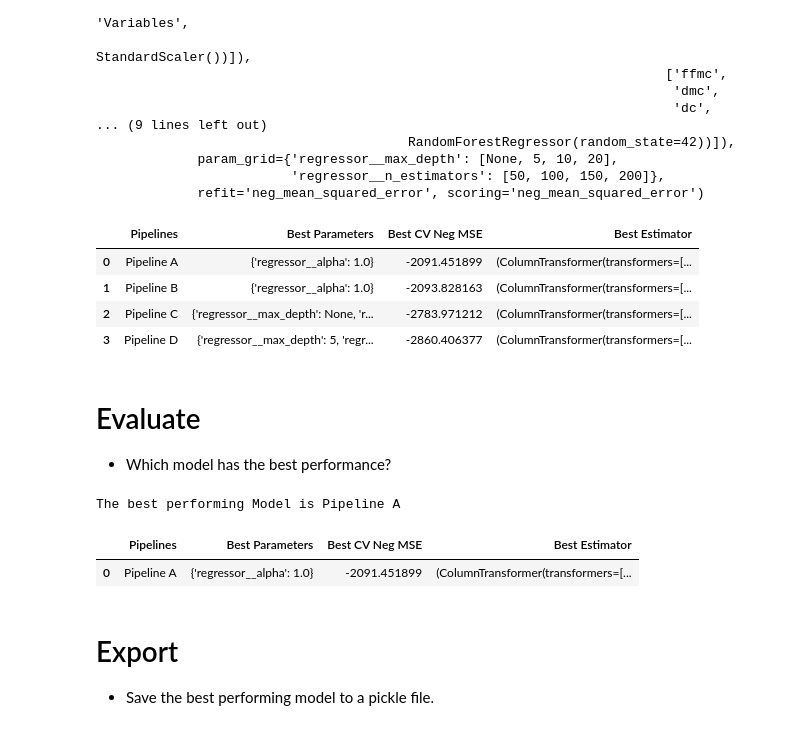
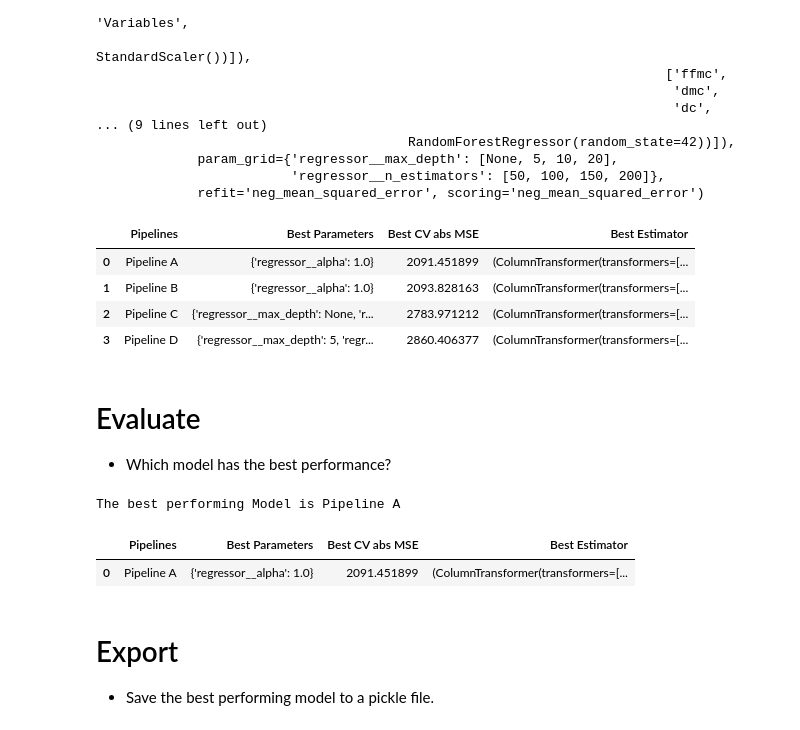
Before and after one commit to hyder1041/production, a Jupyter notebook: 02_activities/assignments/assignment_2.ipynb, the cells around one changed output. Cells and saved outputs as stored; diff of their text form; code cells hidden in the pictures.

```diff
--- a/02_activities/assignments/assignment_2.ipynb
+++ b/02_activities/assignments/assignment_2.ipynb
@@ -372,34 +375,34 @@ GridSearchCV(cv=5,
 # %%
 results_summary = pd.DataFrame({
     'Pipelines': ['Pipeline A', 'Pipeline B', 'Pipeline C', 'Pipeline D'],
     'Best Parameters': [
         grid_cv_A.best_params_,
         grid_cv_B.best_params_,
         grid_cv_C.best_params_,
         grid_cv_D.best_params_
     ],
-    'Best CV Neg MSE': [
-        grid_cv_A.best_score_,
-        grid_cv_B.best_score_,
-        grid_cv_C.best_score_,
-        grid_cv_D.best_score_
+    'Best CV abs MSE': [
+        abs(grid_cv_A.best_score_),
+        abs(grid_cv_B.best_score_),
+        abs(grid_cv_C.best_score_),
+        abs(grid_cv_D.best_score_)
     ],
     'Best Estimator': [
         grid_cv_A.best_estimator_,
         grid_cv_B.best_estimator_,
         grid_cv_C.best_estimator_,
         grid_cv_D.best_estimator_
     ]
 })
 
 
 results_summary
 # %% [output]
-|  | Pipelines | Best Parameters | Best CV Neg MSE | Best Estimator |
-| 0 | Pipeline A | {'regressor__alpha': 1.0} | -2091.451899 | (ColumnTransformer(transformers=[... |
-| 1 | Pipeline B | {'regressor__alpha': 1.0} | -2093.828163 | (ColumnTransformer(transformers=[... |
-| 2 | Pipeline C | {'regressor__max_depth': None, 'r... | -2783.971212 | (ColumnTransformer(transformers=[... |
-| 3 | Pipeline D | {'regressor__max_depth': 5, 'regr... | -2860.406377 | (ColumnTransformer(transformers=[... |
+|  | Pipelines | Best Parameters | Best CV abs MSE | Best Estimator |
+| 0 | Pipeline A | {'regressor__alpha': 1.0} | 2091.451899 | (ColumnTransformer(transformers=[... |
+| 1 | Pipeline B | {'regressor__alpha': 1.0} | 2093.828163 | (ColumnTransformer(transformers=[... |
+| 2 | Pipeline C | {'regressor__max_depth': None, 'r... | 2783.971212 | (ColumnTransformer(transformers=[... |
+| 3 | Pipeline D | {'regressor__max_depth': 5, 'regr... | 2860.406377 | (ColumnTransformer(transformers=[... |
 # %% [markdown]
 # Evaluate
 
@@ -409,10 +412,10 @@ best_model = results_summary.sort_values(by = 'Best CV Neg MSE')
 # %%
-print(f'The best performing Model is {best_model.iloc[-1]['Pipelines']}')
-best_model.tail(1)
+print(f'The best performing Model is {best_model.iloc[0]['Pipelines']}')
+best_model.head(1)
 # %% [output]
 The best performing Model is Pipeline A
-|  | Pipelines | Best Parameters | Best CV Neg MSE | Best Estimator |
-| 0 | Pipeline A | {'regressor__alpha': 1.0} | -2091.451899 | (ColumnTransformer(transformers=[... |
+|  | Pipelines | Best Parameters | Best CV abs MSE | Best Estimator |
+| 0 | Pipeline A | {'regressor__alpha': 1.0} | 2091.451899 | (ColumnTransformer(transformers=[... |
 # %% [markdown]
 # Export
 
```
Also changed, not shown: parts of 13 cells of this notebook.
